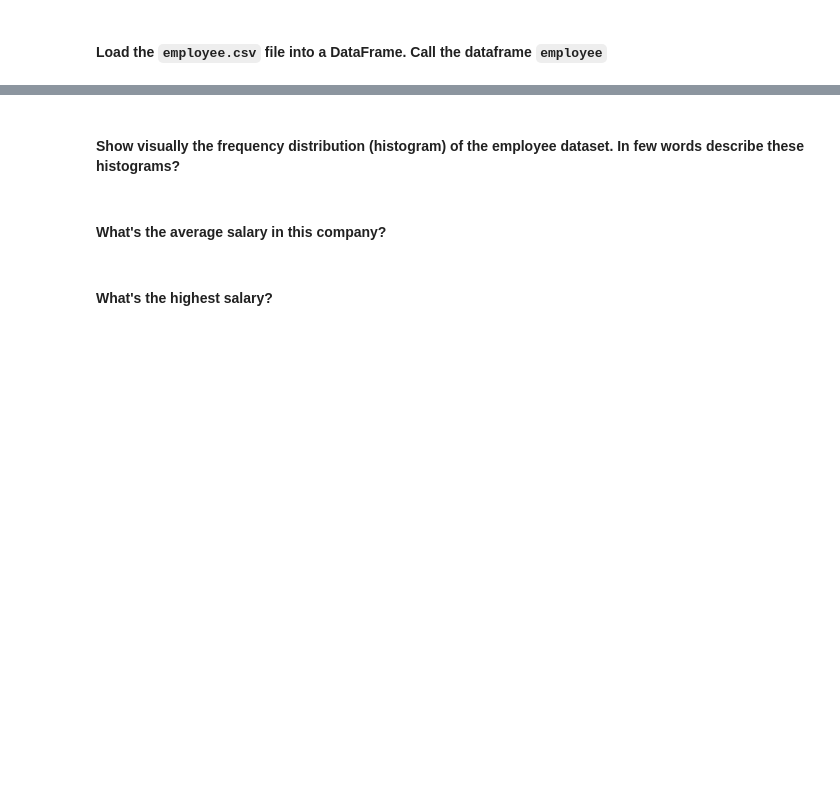
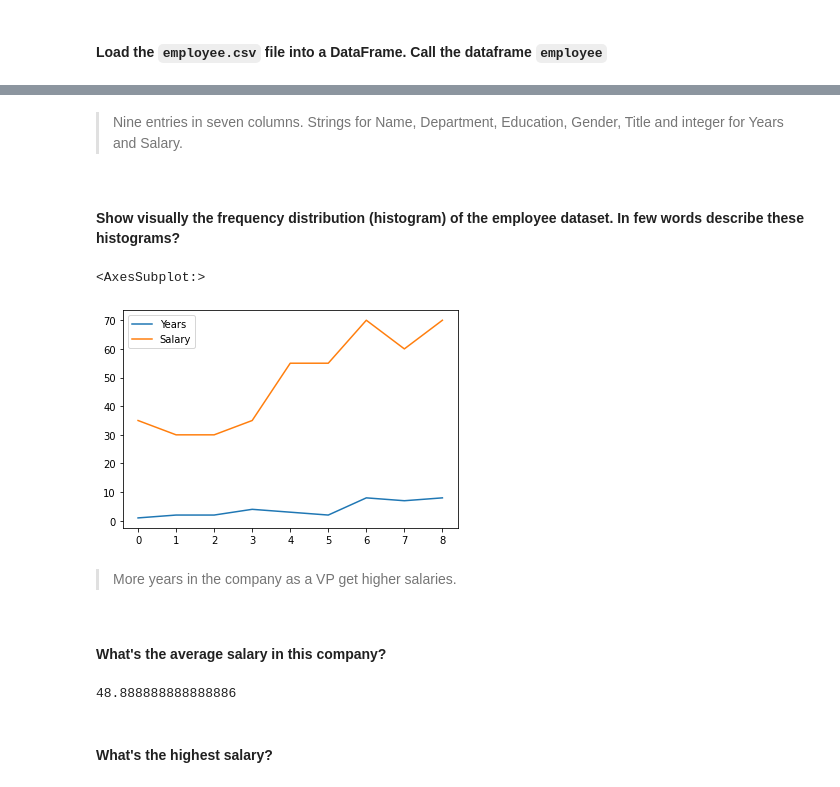
Before and after one commit to ironhack-bcn-data-june-2020/22-lab-subsetting-and-descriptive-stats, a Jupyter notebook: your-code/main.ipynb, the cells around one changed output, grey strips where cells are left out. Saved outputs shown, nothing was run; the diff lists cells and outputs as text; code cells hidden in the pictures; blank space fills up the shorter version.

```diff
--- a/your-code/main.ipynb
+++ b/your-code/main.ipynb
@@ -123 +117,3 @@ temp.groupby('State').Temperature.agg(['mean','std'])
+# %%
+employee = pd.read_csv('employee.csv')
 # %% [markdown]
@@ -127,2 +151,4 @@ temp.groupby('State').Temperature.agg(['mean','std'])
+# %% [markdown]
+> Nine entries in seven columns. Strings for Name, Department, Education, Gender, Title and integer for Years and Salary.
 # %% [markdown]
 #### Show visually the frequency distribution (histogram) of the employee dataset. In few words describe these histograms?
@@ -131,2 +155,9 @@ temp.groupby('State').Temperature.agg(['mean','std'])
+# %%
+employee.plot()
+# %% [output]
+<AxesSubplot:>
+[figure, added]
+# %% [markdown]
+> More years in the company as a VP get higher salaries.
 # %% [markdown]
 #### What's the average salary in this company?
@@ -135,2 +164,6 @@ temp.groupby('State').Temperature.agg(['mean','std'])
+# %%
+employee.Salary.mean()
+# %% [output]
+48.888888888888886
 # %% [markdown]
 #### What's the highest salary?
```
Also changed, not shown: parts of 56 cells of this notebook.
